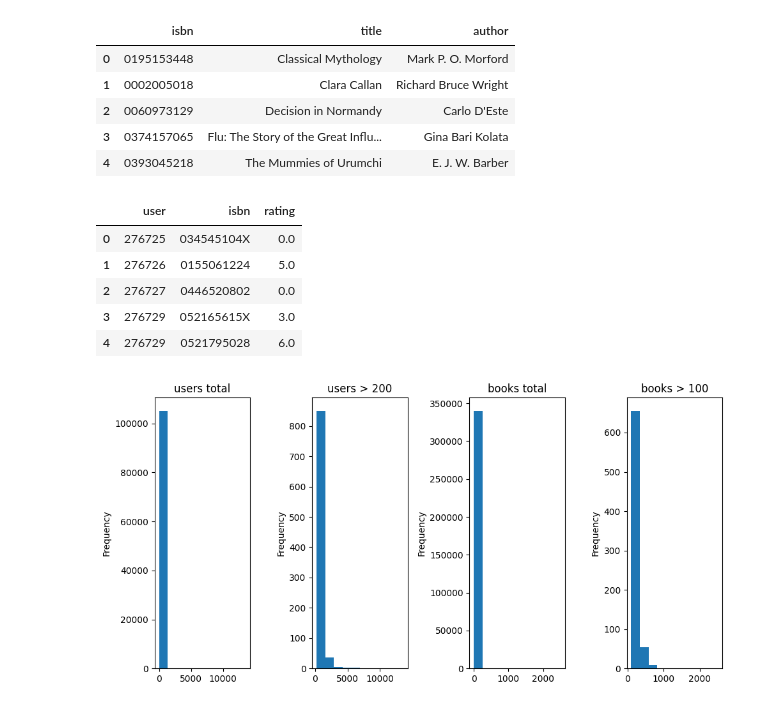
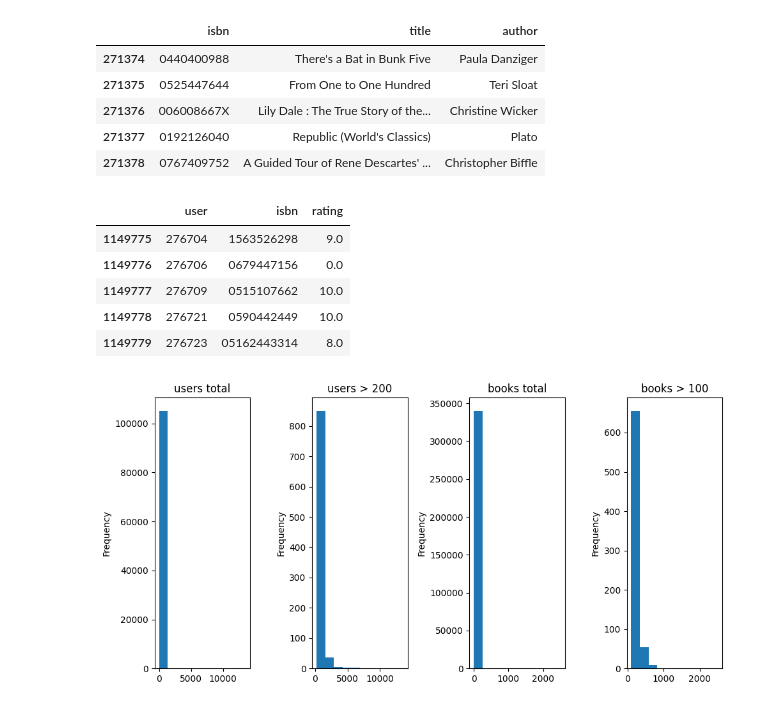
Before and after one commit to HBiermann/FCC_ML, a Jupyter notebook: Book Recommendation Engine using KNN/fcc_book_recommendation_knn.ipynb, the cells around one changed output. Cells and saved outputs as stored; diff of their text form; code cells hidden in the pictures.

```diff
--- a/Book Recommendation Engine using KNN/fcc_book_recommendation_knn.ipynb
+++ b/Book Recommendation Engine using KNN/fcc_book_recommendation_knn.ipynb
@@ -53,23 +53,23 @@ df_ratings = pd.read_csv(
 # %%
 # add your code here - consider creating a new cell for each section of code
 # %%
-df_books.head()
+df_books.tail()
 # %% [output]
 |  | isbn | title | author |
-| 0 | 0195153448 | Classical Mythology | Mark P. O. Morford |
-| 1 | 0002005018 | Clara Callan | Richard Bruce Wright |
-| 2 | 0060973129 | Decision in Normandy | Carlo D'Este |
-| 3 | 0374157065 | Flu: The Story of the Great Influ... | Gina Bari Kolata |
-| 4 | 0393045218 | The Mummies of Urumchi | E. J. W. Barber |
+| 271374 | 0440400988 | There's a Bat in Bunk Five | Paula Danziger |
+| 271375 | 0525447644 | From One to One Hundred | Teri Sloat |
+| 271376 | 006008667X | Lily Dale : The True Story of the... | Christine Wicker |
+| 271377 | 0192126040 | Republic (World's Classics) | Plato |
+| 271378 | 0767409752 | A Guided Tour of Rene Descartes' ... | Christopher Biffle |
 # %%
-df_ratings.head()
+df_ratings.tail()
 # %% [output]
 |  | user | isbn | rating |
-| 0 | 276725 | 034545104X | 0.0 |
-| 1 | 276726 | 0155061224 | 5.0 |
-| 2 | 276727 | 0446520802 | 0.0 |
-| 3 | 276729 | 052165615X | 3.0 |
-| 4 | 276729 | 0521795028 | 6.0 |
+| 1149775 | 276704 | 1563526298 | 9.0 |
+| 1149776 | 276706 | 0679447156 | 0.0 |
+| 1149777 | 276709 | 0515107662 | 10.0 |
+| 1149778 | 276721 | 0590442449 | 10.0 |
+| 1149779 | 276723 | 05162443314 | 8.0 |
 # %%
 # Count values
 counts_users = df_ratings.user.value_counts()
```
Also changed, not shown: parts of 7 cells of this notebook.
